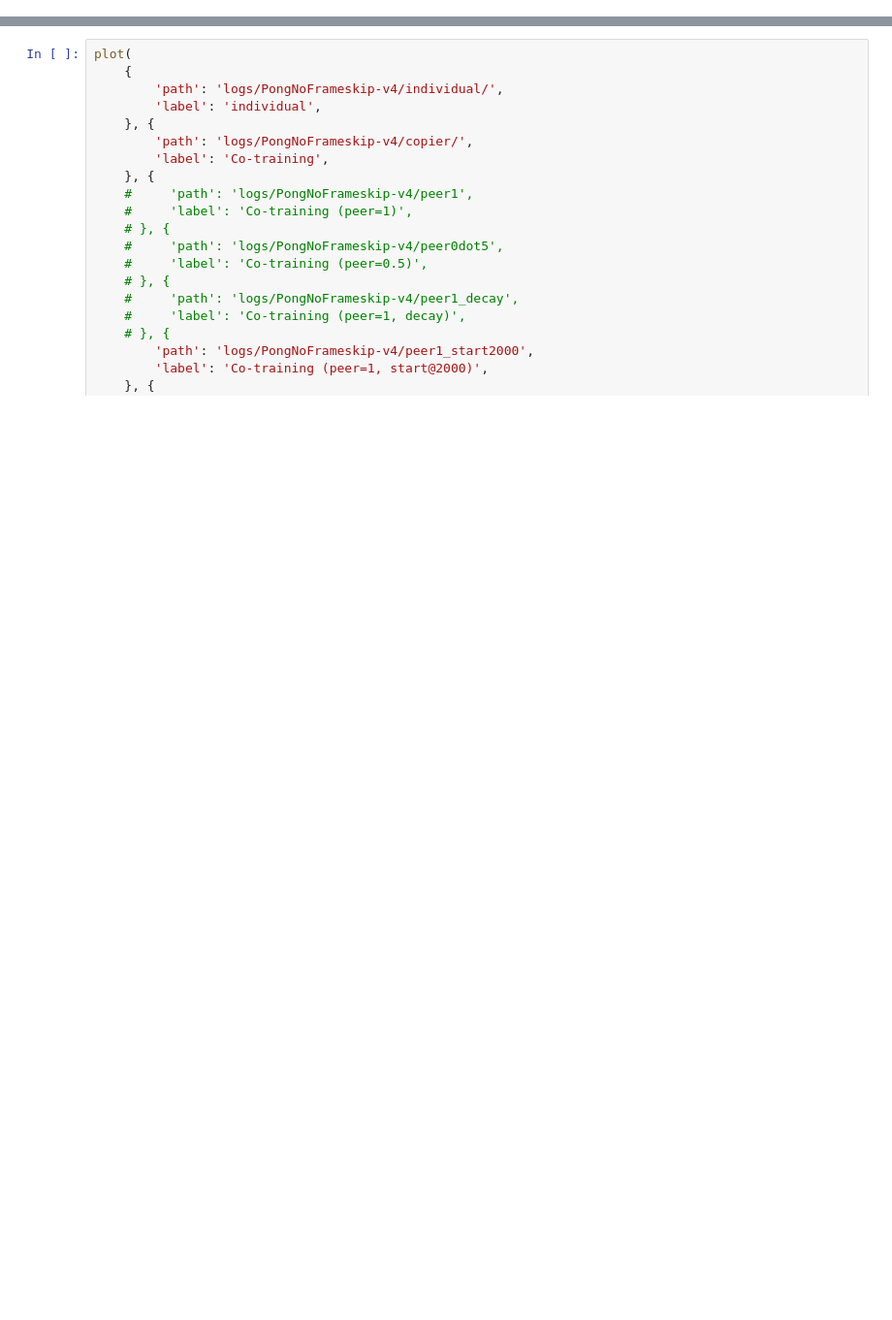
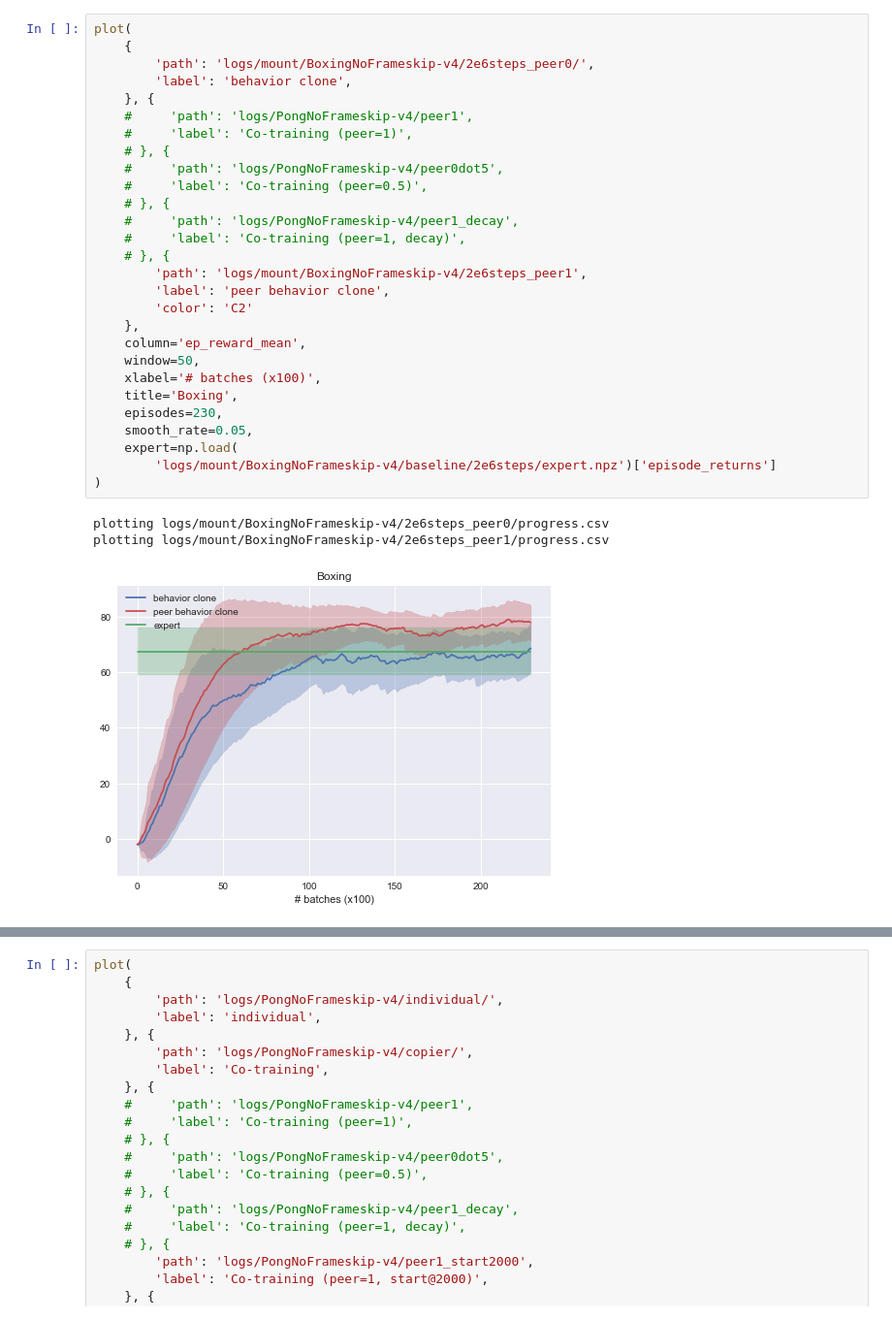
Before and after one commit to gohsyi/peer_bc_ct, a Jupyter notebook: plotter.ipynb, the cells around one changed output, grey strips where cells are left out. Shown at 97% size. Drawn from its saved outputs; the diff is of its cells as text; blank space fills up the shorter version.

```diff
--- a/plotter.ipynb
+++ b/plotter.ipynb
@@ -66,3 +127,35 @@ def plot(*args, **kargs):
+# %%
+plot(
+    {
+        'path': 'logs/mount/BoxingNoFrameskip-v4/2e6steps_peer0/',
+        'label': 'behavior clone',
+    }, {
+    #     'path': 'logs/PongNoFrameskip-v4/peer1',
+    #     'label': 'Co-training (peer=1)',
+    # }, {
+    #     'path': 'logs/PongNoFrameskip-v4/peer0dot5',
+    #     'label': 'Co-training (peer=0.5)',
+    # }, {
+    #     'path': 'logs/PongNoFrameskip-v4/peer1_decay',
+    #     'label': 'Co-training (peer=1, decay)',
+    # }, {
+        'path': 'logs/mount/BoxingNoFrameskip-v4/2e6steps_peer1',
+        'label': 'peer behavior clone',
+        'color': 'C2'
+    },
+    column='ep_reward_mean',
+    window=50,
+    xlabel='# batches (x100)',
+    title='Boxing',
+    episodes=230,
+    smooth_rate=0.05,
+    expert=np.load(
+        'logs/mount/BoxingNoFrameskip-v4/baseline/2e6steps/expert.npz')['episode_returns']
+)
+# %% [output]
+plotting logs/mount/BoxingNoFrameskip-v4/2e6steps_peer0/progress.csv
+plotting logs/mount/BoxingNoFrameskip-v4/2e6steps_peer1/progress.csv
+[figure, added]
 # %%
 plot(
     {
```
Also changed, not shown: parts of 13 cells of this notebook, 2 other files.
